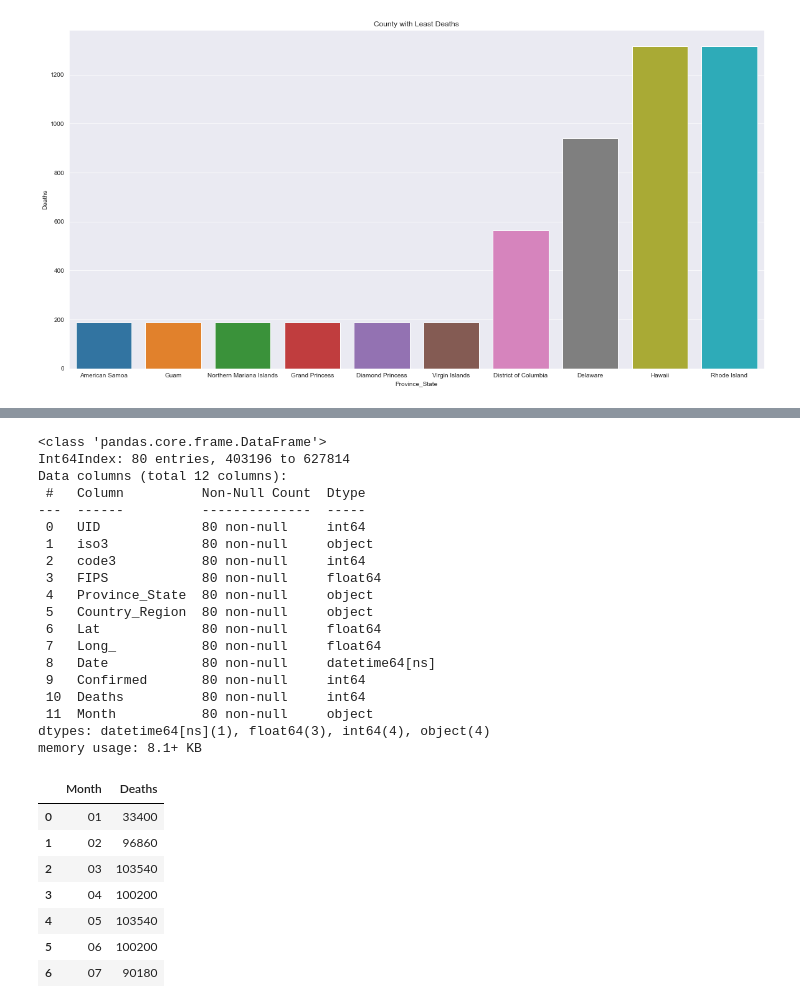
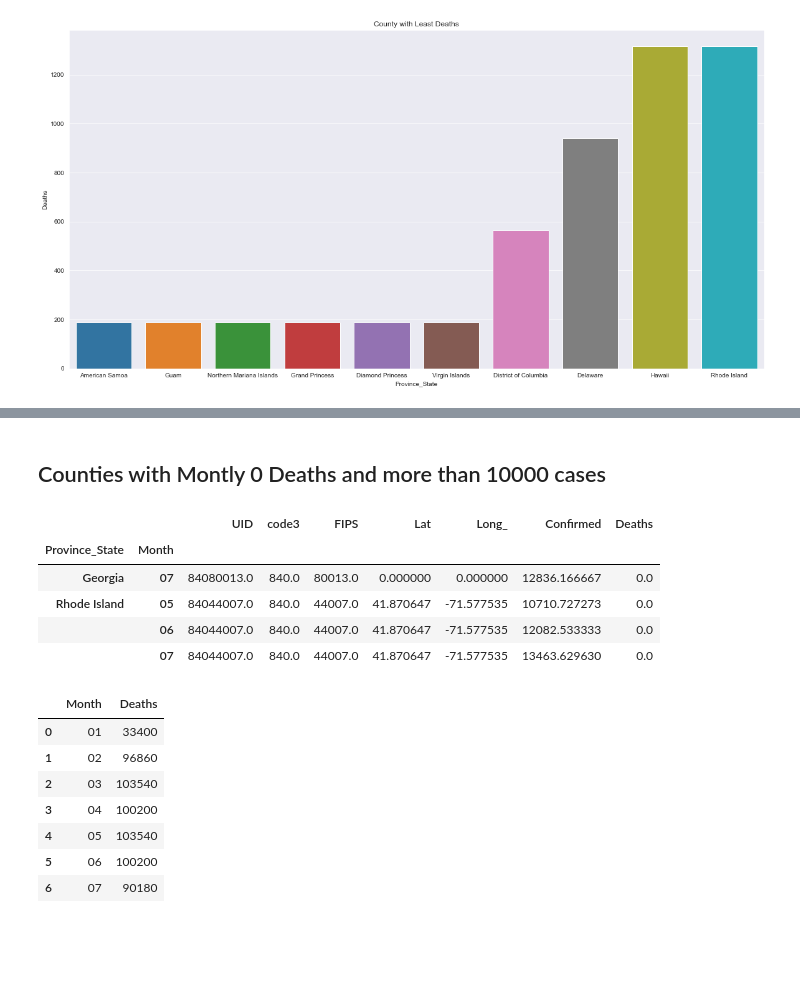
Before and after one commit to kaushik03/Data-Analysis-Projects, a Jupyter notebook: Covid-19/Covid Analysis on US Counties.ipynb, the cells around one changed output, grey strips where cells are left out. Saved outputs shown, nothing was run; the diff lists cells and outputs as text; code cells hidden in the pictures; blank space fills up the shorter version.

```diff
--- a/Covid-19/Covid Analysis on US Counties.ipynb
+++ b/Covid-19/Covid Analysis on US Counties.ipynb
@@ -222,29 +238,18 @@ for k, l in zero_death.iterrows():
 geo_df_map
 # %% [output]
 [interactive output not drawn]
+# %% [markdown]
+## Counties with Montly 0 Deaths and more than 10000 cases
 # %%
-df = county_df[(county_df["Deaths"] == 0) & (county_df["Confirmed"]>10000)]
-df.info()
+df = county_df[(county_df["Deaths"] == 0) & (county_df["Confirmed"]>10000)].groupby(["Province_State","Month"]).mean()
+df.head()
 # %% [output]
-<class 'pandas.core.frame.DataFrame'>
-Int64Index: 80 entries, 403196 to 627814
-Data columns (total 12 columns):
- #   Column          Non-Null Count  Dtype
----  ------          --------------  -----
- 0   UID             80 non-null     int64
- 1   iso3            80 non-null     object
- 2   code3           80 non-null     int64
- 3   FIPS            80 non-null     float64
- 4   Province_State  80 non-null     object
- 5   Country_Region  80 non-null     object
- 6   Lat             80 non-null     float64
- 7   Long_           80 non-null     float64
- 8   Date            80 non-null     datetime64[ns]
- 9   Confirmed       80 non-null     int64
- 10  Deaths          80 non-null     int64
- 11  Month           80 non-null     object
-dtypes: datetime64[ns](1), float64(3), int64(4), object(4)
-memory usage: 8.1+ KB
+|  |  | UID | code3 | FIPS | Lat | Long_ | Confirmed | Deaths |
+| Province_State | Month |  |  |  |  |  |  |  |
+| Georgia | 07 | 84080013.0 | 840.0 | 80013.0 | 0.000000 | 0.000000 | 12836.166667 | 0.0 |
+| Rhode Island | 05 | 84044007.0 | 840.0 | 44007.0 | 41.870647 | -71.577535 | 10710.727273 | 0.0 |
+|  | 06 | 84044007.0 | 840.0 | 44007.0 | 41.870647 | -71.577535 | 12082.533333 | 0.0 |
+|  | 07 | 84044007.0 | 840.0 | 44007.0 | 41.870647 | -71.577535 | 13463.629630 | 0.0 |
 # %%
 monthly_death = county_df.groupby("Month",as_index = False)["Deaths"].count()
 monthly_death
```
Also changed, not shown: parts of 17 cells of this notebook, 1 other file.
